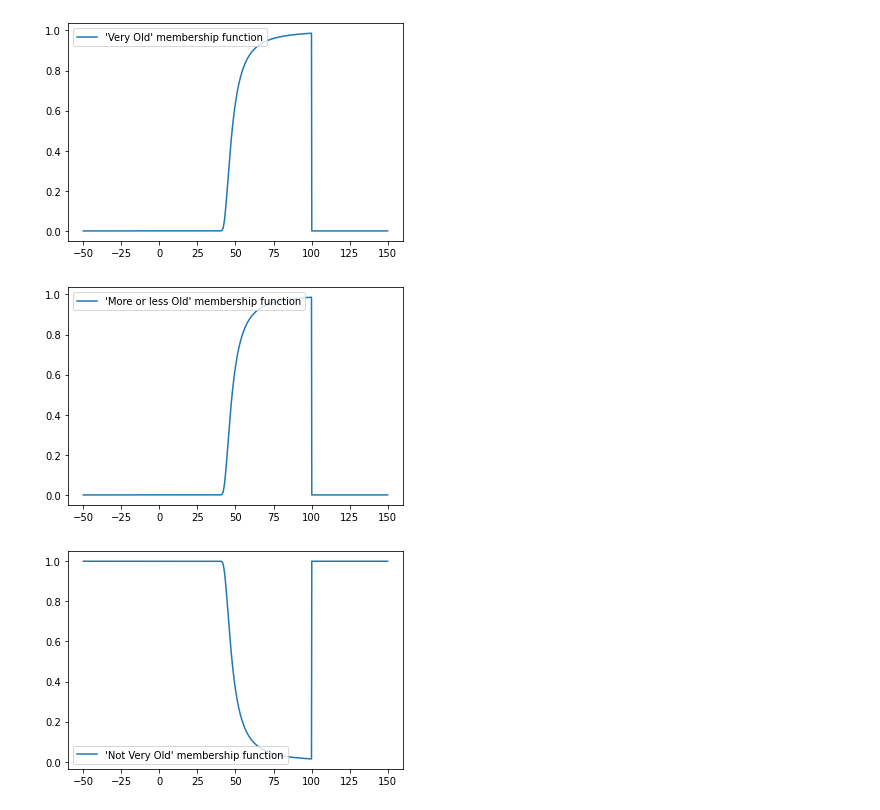
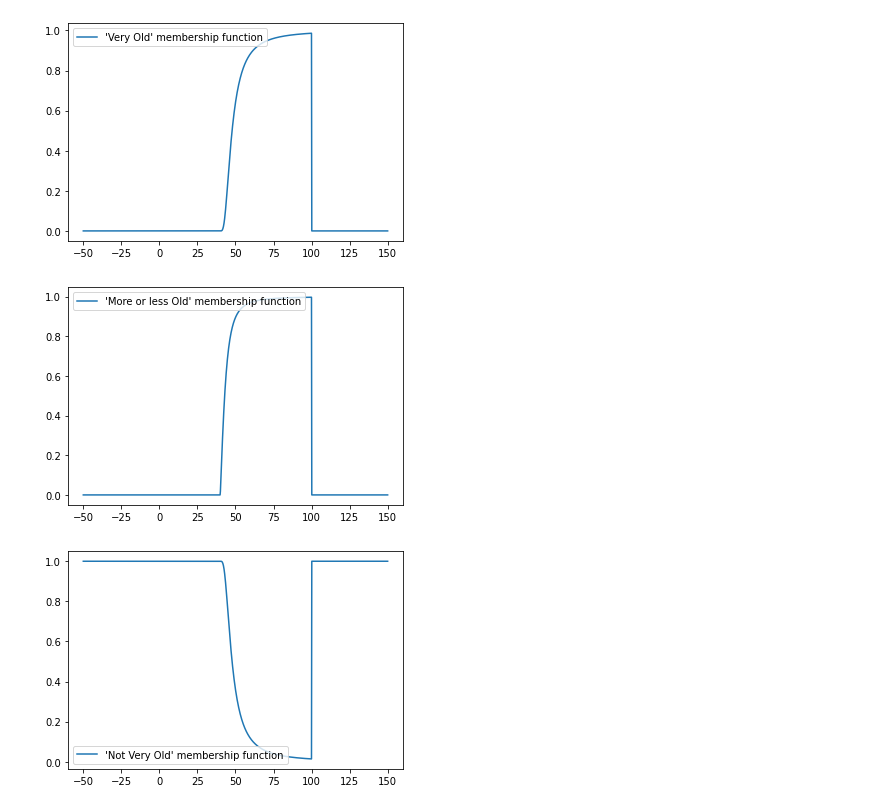
Before and after one commit to amindadgar/Fuzzy-Systems, a Jupyter notebook: HW1/main.ipynb, the cells around one changed output. Saved outputs shown, nothing was run; the diff lists cells and outputs as text; code cells hidden in the pictures.

```diff
--- a/HW1/main.ipynb
+++ b/HW1/main.ipynb
@@ -1613,13 +1611,13 @@ plt.show()
 # %%
 fuzzy_set_dialation = find_fuzzy_Dialation(fuzzy_set)
 
-Y = fuzzy_set_concentration[:, 1]
+Y = fuzzy_set_dialation[:, 1]
 
 plt.plot(X, Y)
 plt.legend(["'More or less Old' membership function"], loc='upper left')
 plt.show()
 # %% [output]
-[figure, old version]
+[figure, new version]
 # %%
 ## Apply `not` on `very old`
 Y = fuzzy_set_concentration[:, 1]
```
Also changed, not shown: parts of 7 cells of this notebook, 1 other file.
